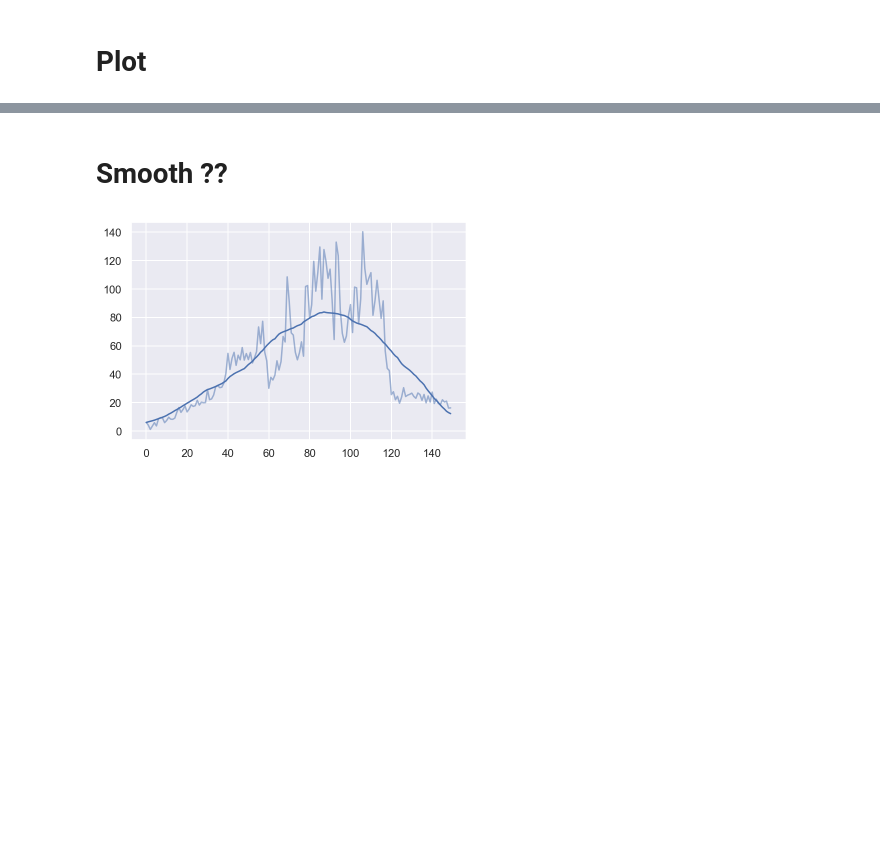
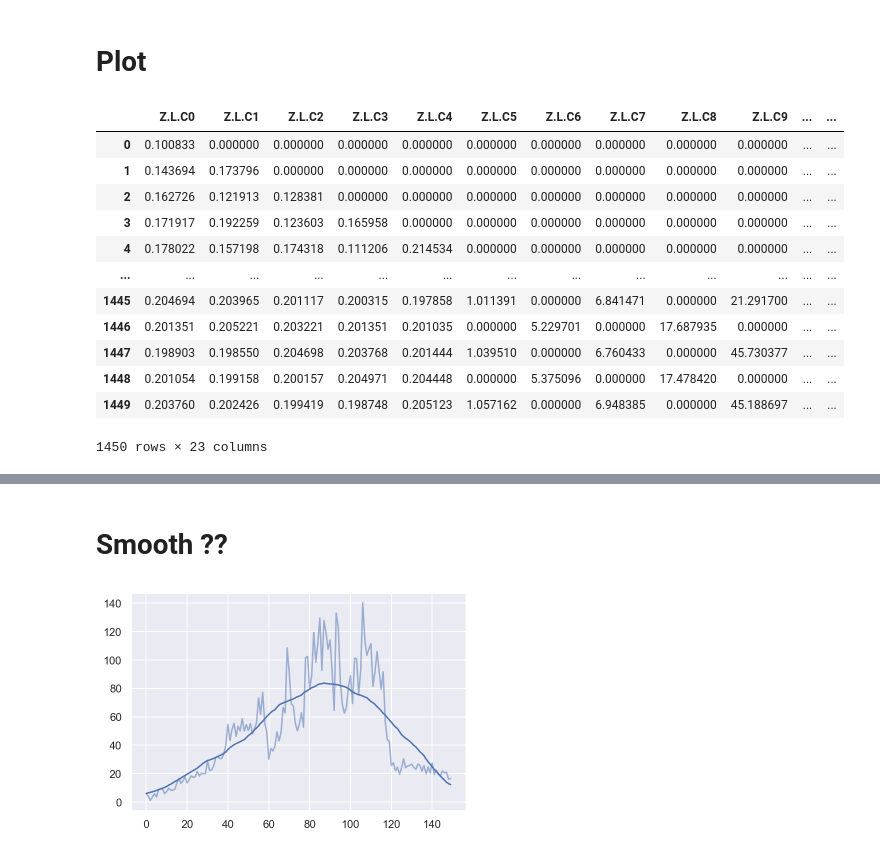
Before and after one commit to KazuichiroTaira/CTM, a Jupyter notebook: CTM model - version 2 with values for each cell and ramps1004.ipynb, the cells around one changed output, grey strips where cells are left out. Saved outputs shown, nothing was run; the diff lists cells and outputs as text; code cells hidden in the pictures; blank space fills up the shorter version.

```diff
--- a/CTM model - version 2 with values for each cell and ramps1004.ipynb
+++ b/CTM model - version 2 with values for each cell and ramps1004.ipynb
@@ -658,6 +793,21 @@ df
 # Plot
 # %%
 df_flip = df.T
+df_flip
+# %% [output]
+|  | Z.L.C0 | Z.L.C1 | Z.L.C2 | Z.L.C3 | Z.L.C4 | Z.L.C5 | Z.L.C6 | Z.L.C7 | Z.L.C8 | Z.L.C9 | ... | ... |
+| 0 | 0.100833 | 0.000000 | 0.000000 | 0.000000 | 0.000000 | 0.000000 | 0.000000 | 0.000000 | 0.000000 | 0.000000 | ... | ... |
+| 1 | 0.143694 | 0.173796 | 0.000000 | 0.000000 | 0.000000 | 0.000000 | 0.000000 | 0.000000 | 0.000000 | 0.000000 | ... | ... |
+| 2 | 0.162726 | 0.121913 | 0.128381 | 0.000000 | 0.000000 | 0.000000 | 0.000000 | 0.000000 | 0.000000 | 0.000000 | ... | ... |
+| 3 | 0.171917 | 0.192259 | 0.123603 | 0.165958 | 0.000000 | 0.000000 | 0.000000 | 0.000000 | 0.000000 | 0.000000 | ... | ... |
+| 4 | 0.178022 | 0.157198 | 0.174318 | 0.111206 | 0.214534 | 0.000000 | 0.000000 | 0.000000 | 0.000000 | 0.000000 | ... | ... |
+| ... | ... | ... | ... | ... | ... | ... | ... | ... | ... | ... | ... | ... |
+| 1445 | 0.204694 | 0.203965 | 0.201117 | 0.200315 | 0.197858 | 1.011391 | 0.000000 | 6.841471 | 0.000000 | 21.291700 | ... | ... |
+| 1446 | 0.201351 | 0.205221 | 0.203221 | 0.201351 | 0.201035 | 0.000000 | 5.229701 | 0.000000 | 17.687935 | 0.000000 | ... | ... |
+| 1447 | 0.198903 | 0.198550 | 0.204698 | 0.203768 | 0.201444 | 1.039510 | 0.000000 | 6.760433 | 0.000000 | 45.730377 | ... | ... |
+| 1448 | 0.201054 | 0.199158 | 0.200157 | 0.204971 | 0.204448 | 0.000000 | 5.375096 | 0.000000 | 17.478420 | 0.000000 | ... | ... |
+| 1449 | 0.203760 | 0.202426 | 0.199419 | 0.198748 | 0.205123 | 1.057162 | 0.000000 | 6.948385 | 0.000000 | 45.188697 | ... | ... |
+1450 rows × 23 columns
 # %%
 n_cells = len(df_flip.columns)
 
```
Also changed, not shown: parts of 44 cells of this notebook, 1 other file.
